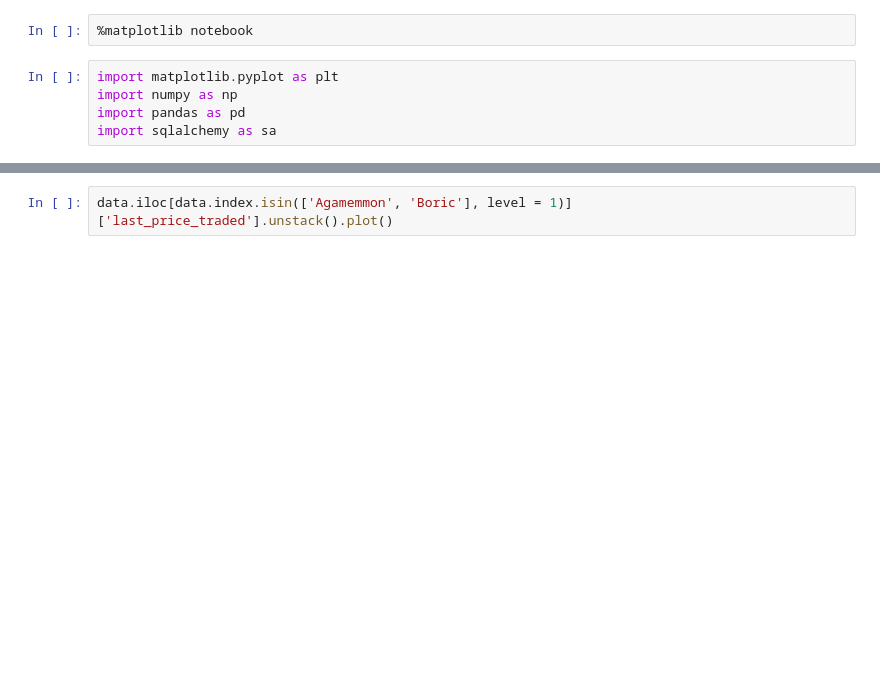
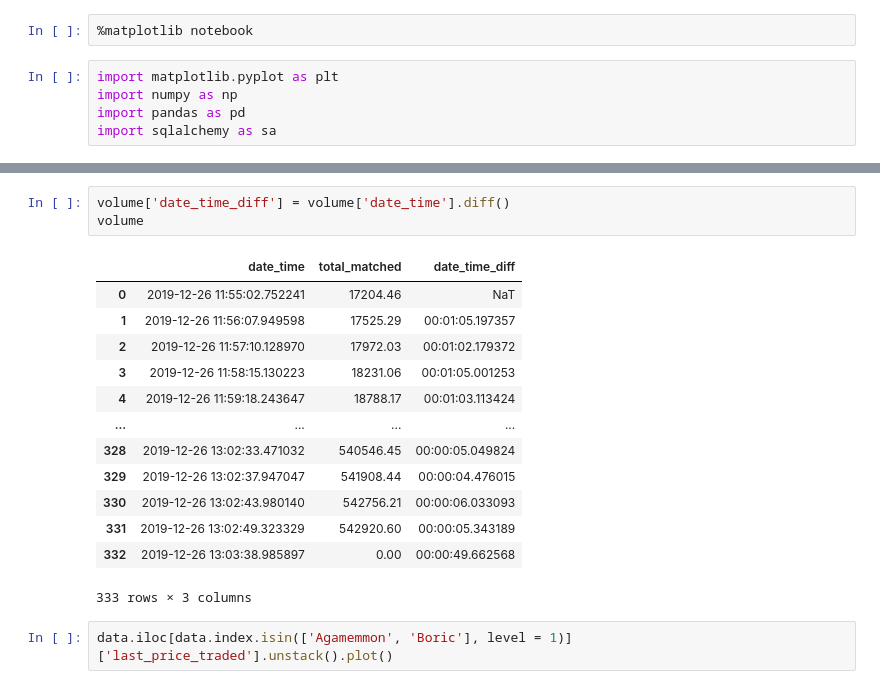
Before and after one commit to GrahamJC/BetfairLogger, a Jupyter notebook: Matplotlib.ipynb, the cells around one changed output, grey strips where cells are left out. Drawn from its saved outputs; the diff is of its cells as text; blank space fills up the shorter version.

```diff
--- a/Matplotlib.ipynb
+++ b/Matplotlib.ipynb
@@ -73,3 +50,20 @@ data
+# %%
+volume['date_time_diff'] = volume['date_time'].diff()
+volume
+# %% [output]
+|  | date_time | total_matched | date_time_diff |
+| 0 | 2019-12-26 11:55:02.752241 | 17204.46 | NaT |
+| 1 | 2019-12-26 11:56:07.949598 | 17525.29 | 00:01:05.197357 |
+| 2 | 2019-12-26 11:57:10.128970 | 17972.03 | 00:01:02.179372 |
+| 3 | 2019-12-26 11:58:15.130223 | 18231.06 | 00:01:05.001253 |
+| 4 | 2019-12-26 11:59:18.243647 | 18788.17 | 00:01:03.113424 |
+| ... | ... | ... | ... |
+| 328 | 2019-12-26 13:02:33.471032 | 540546.45 | 00:00:05.049824 |
+| 329 | 2019-12-26 13:02:37.947047 | 541908.44 | 00:00:04.476015 |
+| 330 | 2019-12-26 13:02:43.980140 | 542756.21 | 00:00:06.033093 |
+| 331 | 2019-12-26 13:02:49.323329 | 542920.60 | 00:00:05.343189 |
+| 332 | 2019-12-26 13:03:38.985897 | 0.00 | 00:00:49.662568 |
+333 rows × 3 columns
 # %%
 data.iloc[data.index.isin(['Agamemmon', 'Boric'], level = 1)]['last_price_traded'].unstack().plot()
 # %% [output]
```
Also changed, not shown: parts of 3 cells of this notebook, 1 other file.
